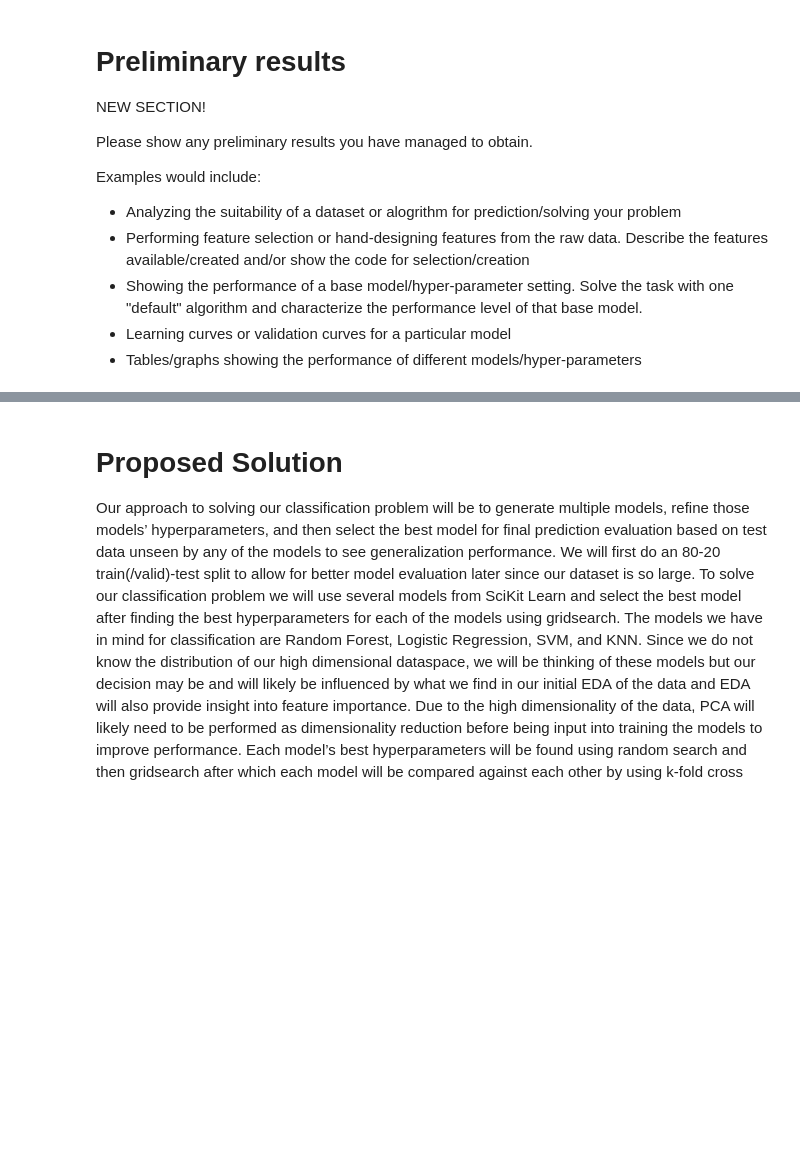
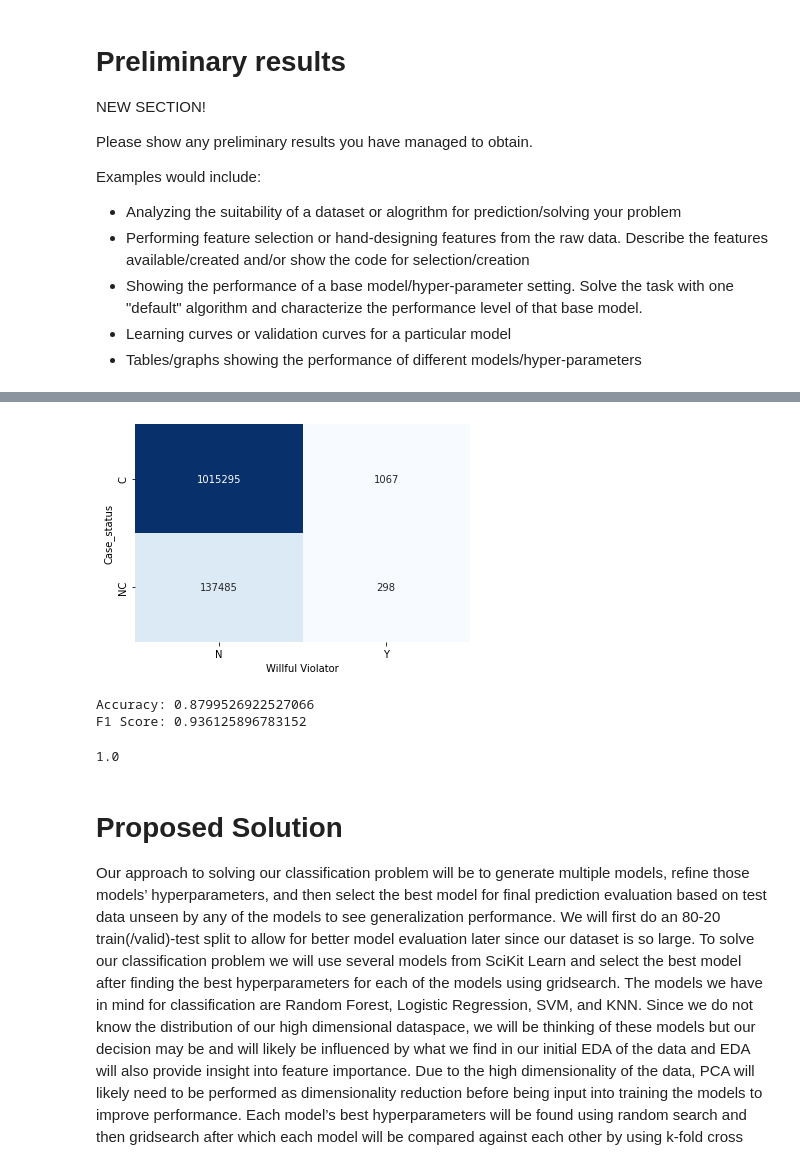
Before and after one commit to COGS118A/Group031-Wi23, a Jupyter notebook: CheckpointGroup031-Wi23.ipynb, the cells around one changed output, grey strips where cells are left out. Saved outputs shown, nothing was run; the diff lists cells and outputs as text; code cells hidden in the pictures; blank space fills up the shorter version.

Commit message:
error metrics for simple decision stump classifier

```diff
--- a/CheckpointGroup031-Wi23.ipynb
+++ b/CheckpointGroup031-Wi23.ipynb
@@ -129,19 +208,21 @@ data_clean['emp_willful_violator'].value_counts()
 # %%
 from sklearn.metrics import confusion_matrix
 import seaborn as sns
 from sklearn.preprocessing import LabelEncoder
 
 # Create confusion  matrix
 le = LabelEncoder()
 a = le.fit_transform(data_clean['case_status'])
 b = le.fit_transform(data_clean['emp_willful_violator'])
 conf_matrix = confusion_matrix(a,b)
 
 sns.heatmap(conf_matrix, annot=True, cmap="Blues", fmt="d", cbar=False,
-            xticklabels=["N", "Y"], yticklabels=["NC", "C"])
+            xticklabels=["N", "Y"], yticklabels=["C", "NC"])
 plt.xlabel("Willful Violator")
 plt.ylabel("Case_status")
 plt.show()
+# %% [output]
+[figure, added]
 # %%
 def simple_decision_stump_classifier(row):
     if row['emp_willful_violator']=='N':
@@ -157,3 +235,25 @@ np.count_nonzero([true==dec_stump_preds])/len(true)
+# %%
+TP = np.count_nonzero([(true=="C") & (dec_stump_preds=="C")])
+FP = np.count_nonzero([(true=="NC") & (dec_stump_preds=="C")])
+TN = np.count_nonzero([(true=="NC") & (dec_stump_preds=="NC")])
+FN = np.count_nonzero([(true=="C") & (dec_stump_preds=="NC")])
+
+# calculate accuracy
+accuracy = (TP + TN) / (TP + FP + TN + FN)
+print("Accuracy:", accuracy)
+
+# calculate precision
+precision = TP / (TP + FP)
+
+# calculate recall
+recall = TP / (TP + FN)
+
+# calculate f1 score
+f1_score = 2 * precision * recall / (precision + recall)
+print("F1 Score:", f1_score)
+# %% [output]
+Accuracy: 0.8799526922527066
+F1 Score: 0.936125896783152
 # %%
 emp_case_idx = data_clean.set_index(['emp_name','case_status'])
 emp_h1bdep_idx = data_clean.set_index(['emp_name','emp_h1b_dependent'])
@@ -195,6 +295,10 @@ h1bdep_by_emp = (
 )
 
 case_by_emp_tots = case_by_emp.sum(axis=1)
+# %%
+case_by_emp.loc['"K" LINE AMERICA']['C']
+# %% [output]
+1.0
 # %%
 #function for making bar plot of a feature
 
```
Also changed, not shown: parts of 9 cells of this notebook.
